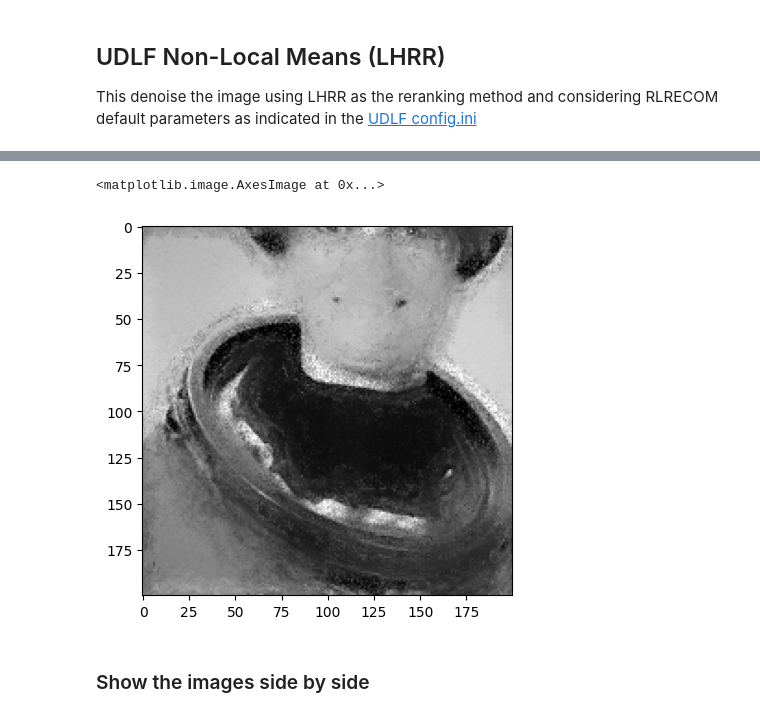
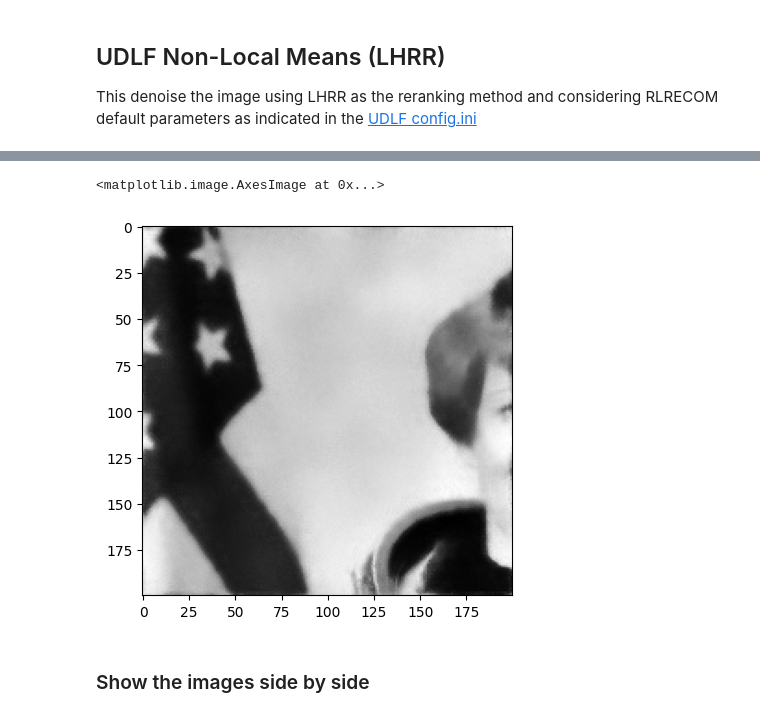
Before and after one commit to murilx/reranking-nlmeans, a Jupyter notebook: LHRR.ipynb, the cells around one changed output, grey strips where cells are left out. Cells and saved outputs as stored; diff of their text form; code cells hidden in the pictures.

```diff
--- a/LHRR.ipynb
+++ b/LHRR.ipynb
@@ -37,6 +38,6 @@ image = 'astronaut'
 # UDLF Parameters
 udl_method = 'LHRR'
 udl_params = {
-    'k': 18,
-    't': 2
+    'k': 3,
+    't': 1
 }
@@ -43,3 +47,11 @@ udl_params = {
+# %%
+def rm_tmp_files():
+    tmp_files = ['input.txt', 'list.txt', 'log.txt', 'output.txt']
+    for tmp_file in tmp_files:
+        try:
+            os.remove(tmp_file)
+        except FileNotFoundError:
+            pass
 # %% [markdown]
 ## Image preprocessing
 Get the image from skimage dataset or use the image from the local file system if not found in skimage.
@@ -50,20 +62,22 @@ After that, do the necessary preprocessing:
 - Convert the image from RGB to Grayscale.
 # %%
 images = ('astronaut',
-          'brick',
-          'camera',
+          'binary_blobs',
+          'colorwheel',
           'cat',
-          'checkerboard',
-          'clock',
           'coffee',
-          'coins',
-          'grass',
-          'gravel',
-          'horse')
+          'eagle',
+          'horse',
+          'logo',
+          'page',
+          'text',
+          'rocket',
+         )
 
 if image in images:
     im = getattr(data, image)()
-    im = im[100:300, 100:300]
+    #im = im[100:300, 100:300]
+    im = im[0:200, 0:200]
     im_name = image
 else:
     im = plt.imread(image).astype('float')
@@ -102,5 +129,6 @@ This denoise the image using LHRR as the reranking method and considering RLRECO
 # %%
 %%time
 im_fil2 = nlmeans_udlf(im_nse, hW, hP, tau, sigma_est, shape, udl_method, udl_params, n_w)
+rm_tmp_files()
 plt.imshow(im_fil2, cmap='gray')
 # %% [output]
@@ -109,5 +137,5 @@ Wall time: 1min 14s
 <matplotlib.image.AxesImage at 0x...>
-[figure, old version]
+[figure, new version]
 # %% [markdown]
 ### Show the images side by side
 # %%
```
Also changed, not shown: parts of 21 cells of this notebook, 2 other files.
